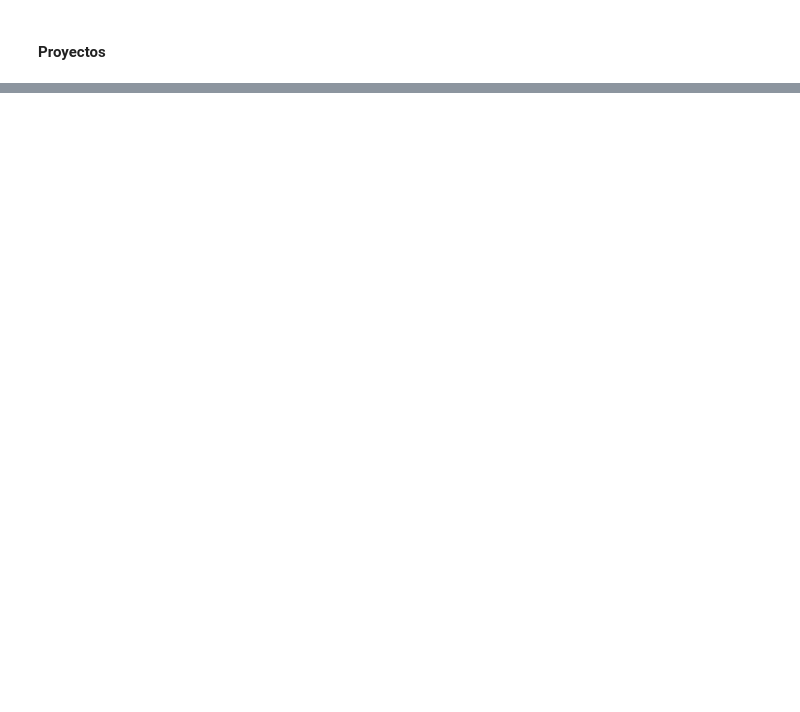
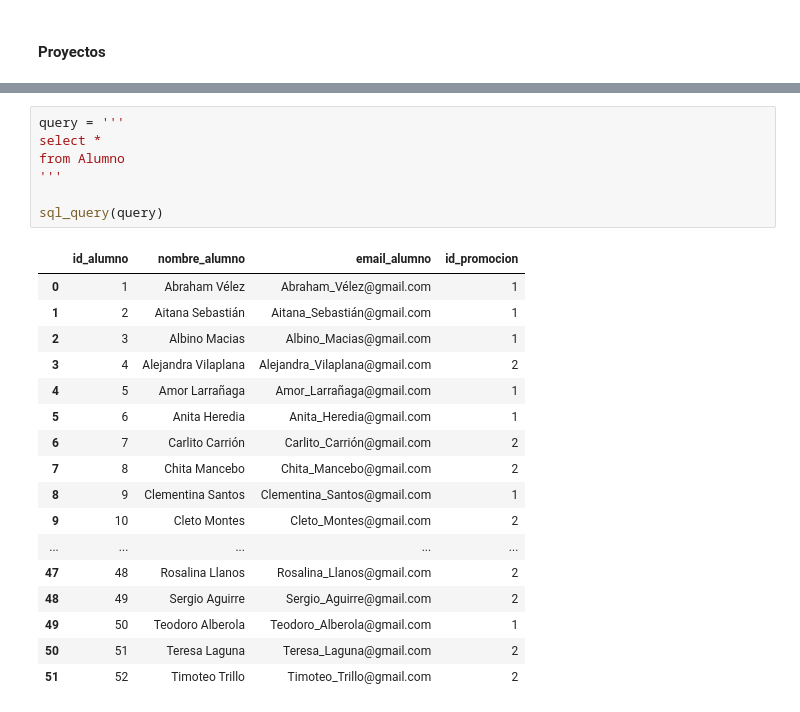
Before and after one commit to Meferal/Proyecto_SQL, a Jupyter notebook: Proyecto_SQL.ipynb, the cells around one changed output, grey strips where cells are left out. Cells and saved outputs as stored; diff of their text form; blank space fills up the shorter version.

```diff
--- a/Proyecto_SQL.ipynb
+++ b/Proyecto_SQL.ipynb
@@ -419,0 +655,25 @@ IntegrityError: NOT NULL constraint failed: Proyectos.id_alumno
+# %%
+query = '''
+select *
+from Alumno
+'''
+
+sql_query(query)
+# %% [output]
+|  | id_alumno | nombre_alumno | email_alumno | id_promocion |
+| 0 | 1 | Abraham Vélez | Abraham_Vélez@gmail.com | 1 |
+| 1 | 2 | Aitana Sebastián | Aitana_Sebastián@gmail.com | 1 |
+| 2 | 3 | Albino Macias | Albino_Macias@gmail.com | 1 |
+| 3 | 4 | Alejandra Vilaplana | Alejandra_Vilaplana@gmail.com | 2 |
+| 4 | 5 | Amor Larrañaga | Amor_Larrañaga@gmail.com | 1 |
+| 5 | 6 | Anita Heredia | Anita_Heredia@gmail.com | 1 |
+| 6 | 7 | Carlito Carrión | Carlito_Carrión@gmail.com | 2 |
+| 7 | 8 | Chita Mancebo | Chita_Mancebo@gmail.com | 2 |
+| 8 | 9 | Clementina Santos | Clementina_Santos@gmail.com | 1 |
+| 9 | 10 | Cleto Montes | Cleto_Montes@gmail.com | 2 |
+| ... | ... | ... | ... | ... |
+| 47 | 48 | Rosalina Llanos | Rosalina_Llanos@gmail.com | 2 |
+| 48 | 49 | Sergio Aguirre | Sergio_Aguirre@gmail.com | 2 |
+| 49 | 50 | Teodoro Alberola | Teodoro_Alberola@gmail.com | 1 |
+| 50 | 51 | Teresa Laguna | Teresa_Laguna@gmail.com | 2 |
+| 51 | 52 | Timoteo Trillo | Timoteo_Trillo@gmail.com | 2 |
```
Also changed, not shown: parts of 27 cells of this notebook, 2 other files.
